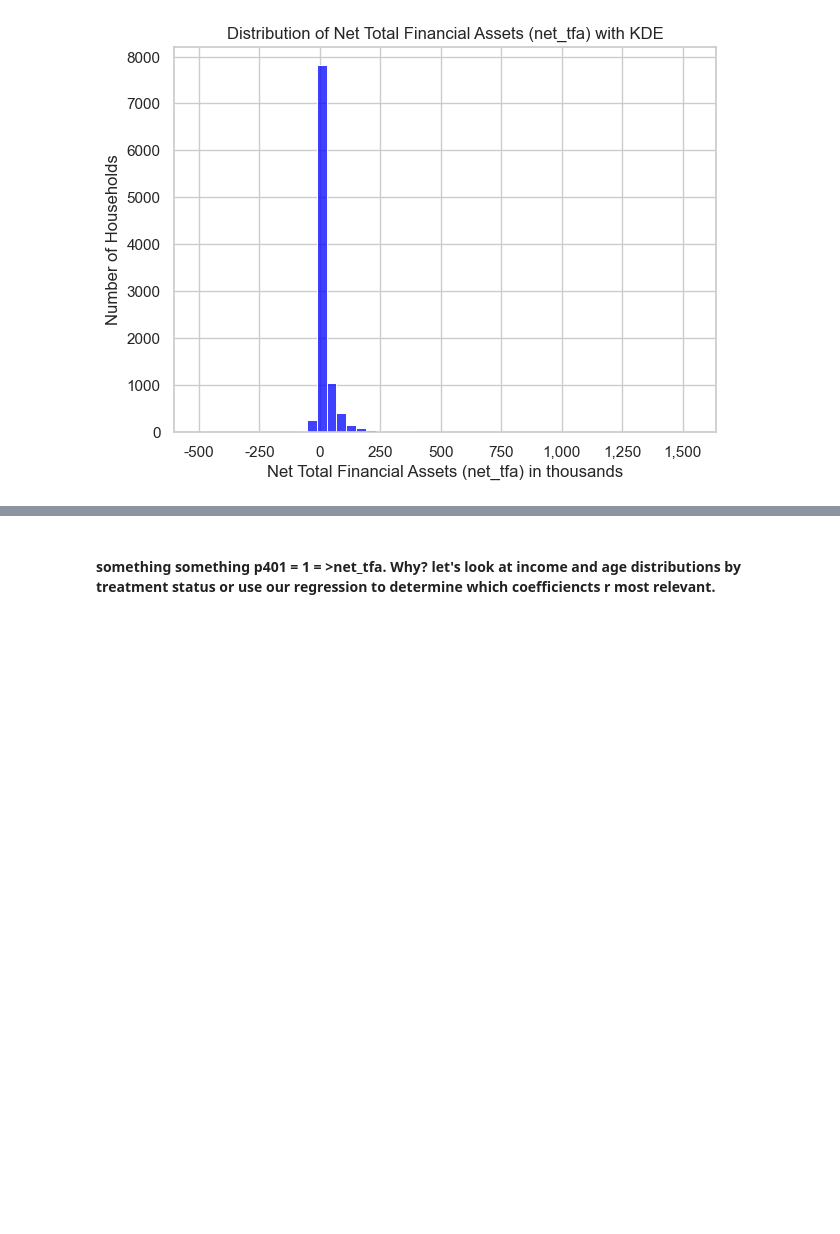
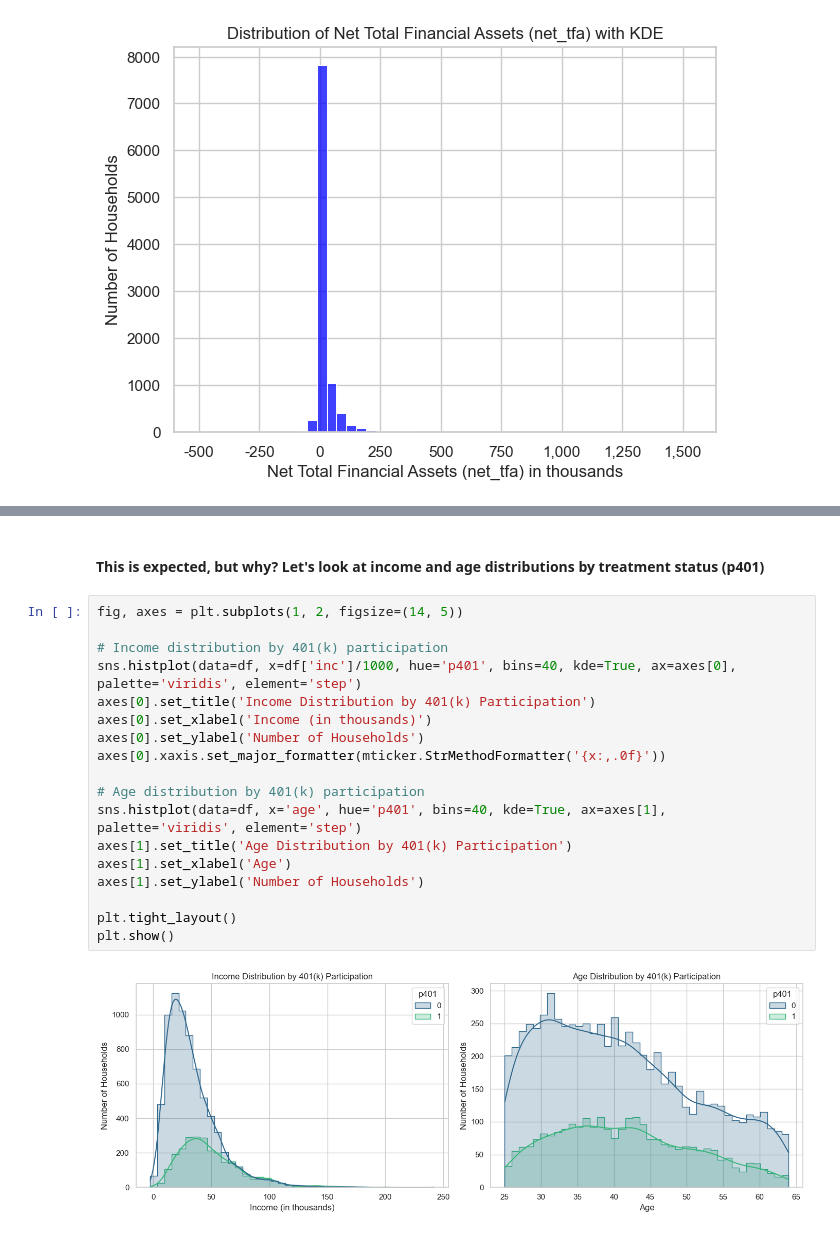
Before and after one commit to mindphil/Causal-Inference-Data-Analyses, a Jupyter notebook: 401K/sipp1991.ipynb, the cells around one changed output, grey strips where cells are left out. Saved outputs shown, nothing was run; the diff lists cells and outputs as text; blank space fills up the shorter version.

```diff
--- a/401K/sipp1991.ipynb
+++ b/401K/sipp1991.ipynb
@@ -121,4 +121,24 @@ plt.show()
 # %% [output]
 [figure]
 # %% [markdown]
-#### something something p401 = 1 = >net_tfa. Why? let's look at income and age distributions by treatment status or use our regression to determine which coefficiencts r most relevant.
+#### This is expected, but why? Let's look at income and age distributions by treatment status (p401)
+# %%
+fig, axes = plt.subplots(1, 2, figsize=(14, 5))
+
+# Income distribution by 401(k) participation
+sns.histplot(data=df, x=df['inc']/1000, hue='p401', bins=40, kde=True, ax=axes[0], palette='viridis', element='step')
+axes[0].set_title('Income Distribution by 401(k) Participation')
+axes[0].set_xlabel('Income (in thousands)')
+axes[0].set_ylabel('Number of Households')
+axes[0].xaxis.set_major_formatter(mticker.StrMethodFormatter('{x:,.0f}'))
+
+# Age distribution by 401(k) participation
+sns.histplot(data=df, x='age', hue='p401', bins=40, kde=True, ax=axes[1], palette='viridis', element='step')
+axes[1].set_title('Age Distribution by 401(k) Participation')
+axes[1].set_xlabel('Age')
+axes[1].set_ylabel('Number of Households')
+
+plt.tight_layout()
+plt.show()
+# %% [output]
+[figure, added]
```
Also changed, not shown: parts of 4 cells of this notebook.
